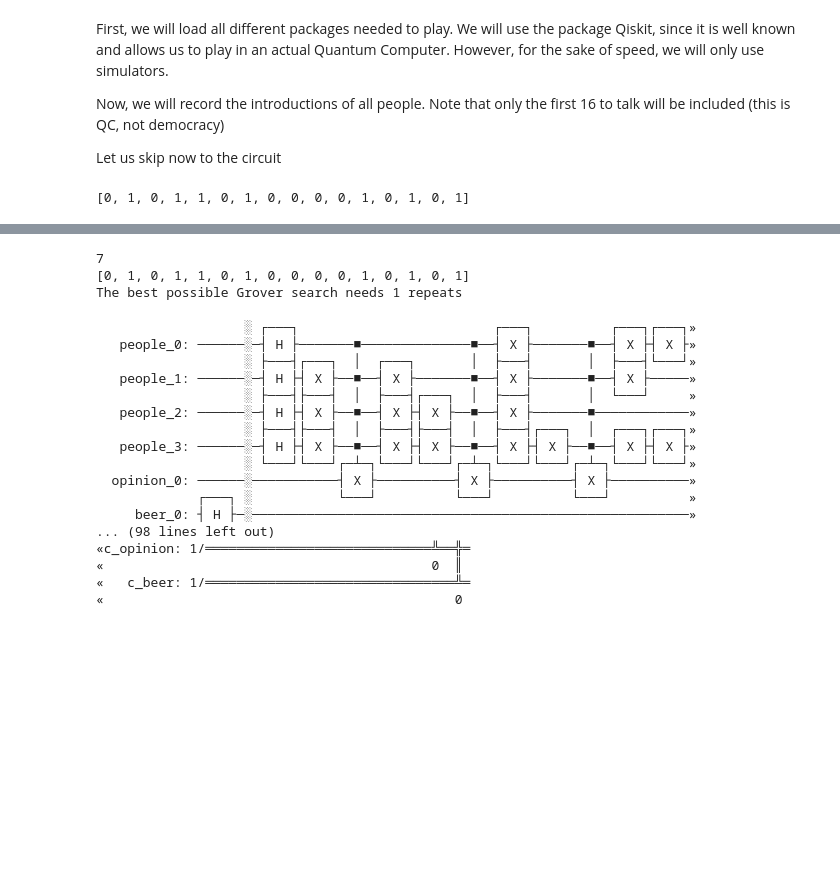
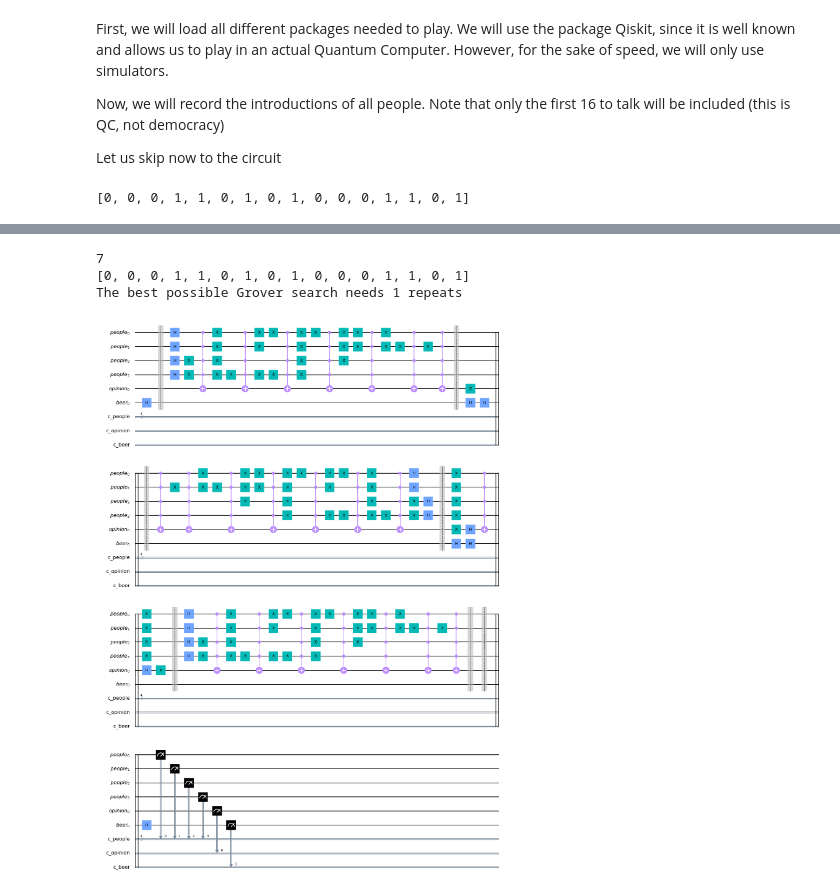
Before and after one commit to QuantumBarcelona/QuantumBeers, a Jupyter notebook: quantum_beers/quantum_beers.ipynb, the cells around one changed output, grey strips where cells are left out. Cells and saved outputs as stored; diff of their text form; code cells hidden in the pictures; blank space fills up the shorter version.

```diff
--- a/quantum_beers/quantum_beers.ipynb
+++ b/quantum_beers/quantum_beers.ipynb
@@ -42,7 +42,7 @@ Let us skip now to the circuit
 participant_names = [
                     ['Sergio', 'Eat sandwiches and drink beer'],
                     ['Carmen Recio', 'Meet likeminded quantum enthusiasts'],
-                    ['Adrian', 'Improve my german skills'],
+                    ['Adrian', 'Get in touch with the Quantum Computing community'],
                     ['Alfonso', 'Increase my knowledge of Quantum'],
                     ['Michail', 'To meet other people interested in quantum computing, and have fun :))) I would like to learn more about quantum computing. I have only a small experience with QISkit, but it has been like...ages ago. Would like to explore other quantum frameworks as well.'],
                     ['John', 'New ideas for projects. Networking.'],
@@ -54,7 +54,7 @@ participant_names = [
                     ['Sara D.', 'Fun, Qnowledge and Beers'],
                     ['Albert Solana', 'Meet top engineers, learn a lot about the new quantum technologies and obviously have fun!'],
                     ['Gorka', 'learn who is who in Barcelona\'s quantum environment'],
-                    ['Adrian4', 'Improve my german skills'],
+                    ['David Arcos', 'Intro to the topic. See what\'s real and what\'s hype.'],
                     ['Alfonso4', 'Increase my knowledge of Quantum'],
                     ]
 # %%
@@ -69,8 +69,8 @@ for idx, participant in enumerate(participant_names):
     participants[str(binary_length.format(idx))] = participant
 # %%
 # Generate the opinion array with a very simple check. If you come to learn, you are in! :D
-# feed_keywords = ['knowledge', 'learn', 'learning', 'discover'
-feed_keywords = ['quantum']
+feed_keywords = ['knowledge', 'learn', 'learning', 'discover']
+#feed_keywords = ['quantum']
 opinion = []
 
 for participant in participants:
@@ -86,7 +86,7 @@ for participant in participants:
 #opinion = list(np.random.binomial(1, 1/30, len(participants))) # habrá que borrarlo en el último paso
 opinion
 # %% [output]
-[0, 1, 0, 1, 1, 0, 1, 0, 0, 0, 0, 1, 0, 1, 0, 1]
+[0, 0, 0, 1, 1, 0, 1, 0, 1, 0, 0, 0, 1, 1, 0, 1]
 # %%
 def add_oracle(circuit, qubits, number):
     ctrls = np.binary_repr(number, width=qubits)
@@ -180,31 +183,16 @@ def create_circuit(qubits, iterations, opinion, beers=True):
 # %%
 print(opinion.count(1))
 print(opinion)
 repeats = int(np.round(np.pi / 4 * np.sqrt(len(opinion) / opinion.count(1))))
 
 print('The best possible Grover search needs %s repeats' %repeats)
 C = create_circuit(qubits, repeats, opinion)
 
-C.draw()
+C.draw(output='mpl')
+#C.draw()
 # %% [output]
 7
-[0, 1, 0, 1, 1, 0, 1, 0, 0, 0, 0, 1, 0, 1, 0, 1]
+[0, 0, 0, 1, 1, 0, 1, 0, 1, 0, 0, 0, 1, 1, 0, 1]
 The best possible Grover search needs 1 repeats
-                   ░ ┌───┐                         ┌───┐          ┌───┐┌───┐»
-   people_0: ──────░─┤ H ├───────■──────────────■──┤ X ├───────■──┤ X ├┤ X ├»
-                   ░ ├───┤┌───┐  │  ┌───┐       │  ├───┤       │  ├───┤└───┘»
-   people_1: ──────░─┤ H ├┤ X ├──■──┤ X ├───────■──┤ X ├───────■──┤ X ├─────»
-                   ░ ├───┤├───┤  │  ├───┤┌───┐  │  ├───┤       │  └───┘     »
-   people_2: ──────░─┤ H ├┤ X ├──■──┤ X ├┤ X ├──■──┤ X ├───────■────────────»
-                   ░ ├───┤├───┤  │  ├───┤├───┤  │  ├───┤┌───┐  │  ┌───┐┌───┐»
-   people_3: ──────░─┤ H ├┤ X ├──■──┤ X ├┤ X ├──■──┤ X ├┤ X ├──■──┤ X ├┤ X ├»
-                   ░ └───┘└───┘┌─┴─┐└───┘└───┘┌─┴─┐└───┘└───┘┌─┴─┐└───┘└───┘»
-  opinion_0: ──────░───────────┤ X ├──────────┤ X ├──────────┤ X ├──────────»
-             ┌───┐ ░           └───┘          └───┘          └───┘          »
-     beer_0: ┤ H ├─░────────────────────────────────────────────────────────»
-... (98 lines left out)
-«c_opinion: 1/═════════════════════════════╩══╬═
-«                                          0  ║
-«   c_beer: 1/════════════════════════════════╩═
-«                                             0
+[figure, added]
 # %%
```
Also changed, not shown: parts of 16 cells of this notebook.
